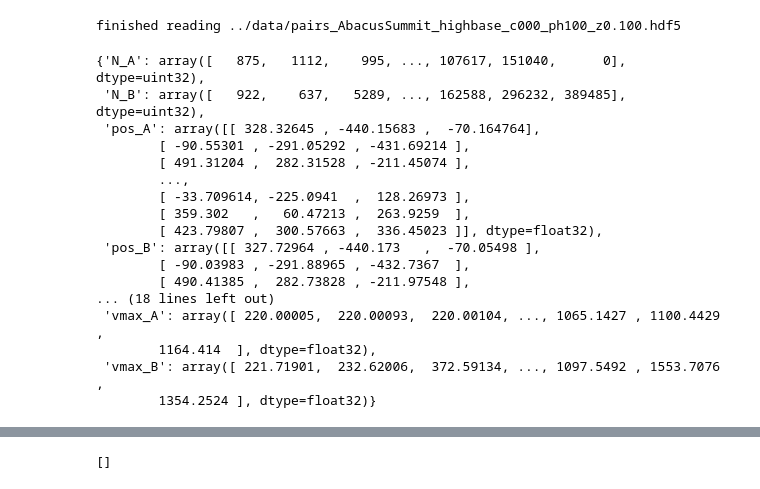
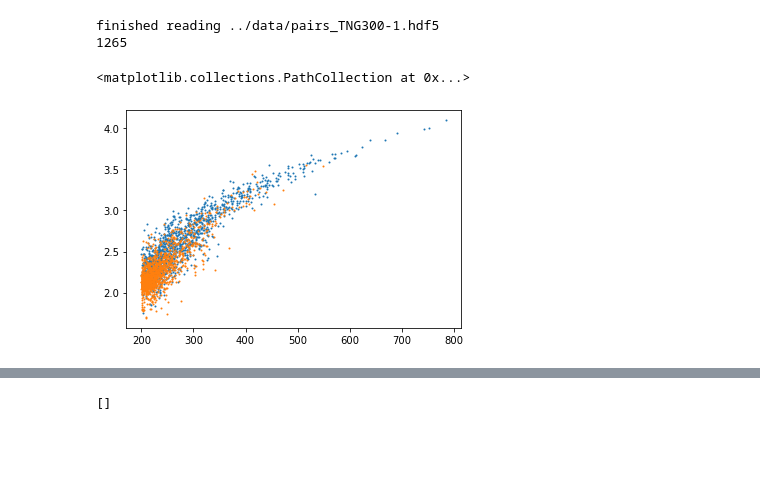
Before and after one commit to forero/LocalGroupKinematics, a Jupyter notebook: nb/explore.ipynb, the cells around one changed output, grey strips where cells are left out. Drawn from its saved outputs; the diff is of its cells as text; code cells hidden in the pictures; blank space fills up the shorter version.

```diff
--- a/nb/explore.ipynb
+++ b/nb/explore.ipynb
@@ -3,32 +3,22 @@ import h5py
 import numpy as np
 import matplotlib.pyplot as plt
 # %%
-filename = '../data/pairs_AbacusSummit_highbase_c000_ph100_z0.100.hdf5'
+filename = '../data/pairs_TNG300-1.hdf5'
 data = {}
 f = h5py.File(filename, 'r')
 for k in f.keys():
     data[k] = f[k][...]
 f.close()
 print('finished reading {}'.format(filename))
+print(len(data['N_A']))
 # %% [output]
-finished reading ../data/pairs_AbacusSummit_highbase_c000_ph100_z0.100.hdf5
+finished reading ../data/pairs_TNG300-1.hdf5
+1265
 # %%
-data
+#data
-# %% [output]
-{'N_A': array([   875,   1112,    995, ..., 107617, 151040,      0], dtype=uint32),
- 'N_B': array([   922,    637,   5289, ..., 162588, 296232, 389485], dtype=uint32),
- 'pos_A': array([[ 328.32645 , -440.15683 ,  -70.164764],
-        [ -90.55301 , -291.05292 , -431.69214 ],
-        [ 491.31204 ,  282.31528 , -211.45074 ],
-        ...,
-        [ -33.709614, -225.0941  ,  128.26973 ],
-        [ 359.302   ,   60.47213 ,  263.9259  ],
-        [ 423.79807 ,  300.57663 ,  336.45023 ]], dtype=float32),
- 'pos_B': array([[ 327.72964 , -440.173   ,  -70.05498 ],
-        [ -90.03983 , -291.88965 , -432.7367  ],
-        [ 490.41385 ,  282.73828 , -211.97548 ],
-... (18 lines left out)
- 'vmax_A': array([ 220.00005,  220.00093,  220.00104, ..., 1065.1427 , 1100.4429 ,
-        1164.414  ], dtype=float32),
- 'vmax_B': array([ 221.71901,  232.62006,  372.59134, ..., 1097.5492 , 1553.7076 ,
-        1354.2524 ], dtype=float32)}
+# %%
+plt.scatter(data['vmax_A'], np.log10(data['N_A']), alpha=1.0, s=1.0)
+plt.scatter(data['vmax_B'], np.log10(data['N_B']), alpha=1.0, s=1.0)
+# %% [output]
+<matplotlib.collections.PathCollection at 0x...>
+[figure, added]
```
Also changed, not shown: parts of 4 cells of this notebook.
